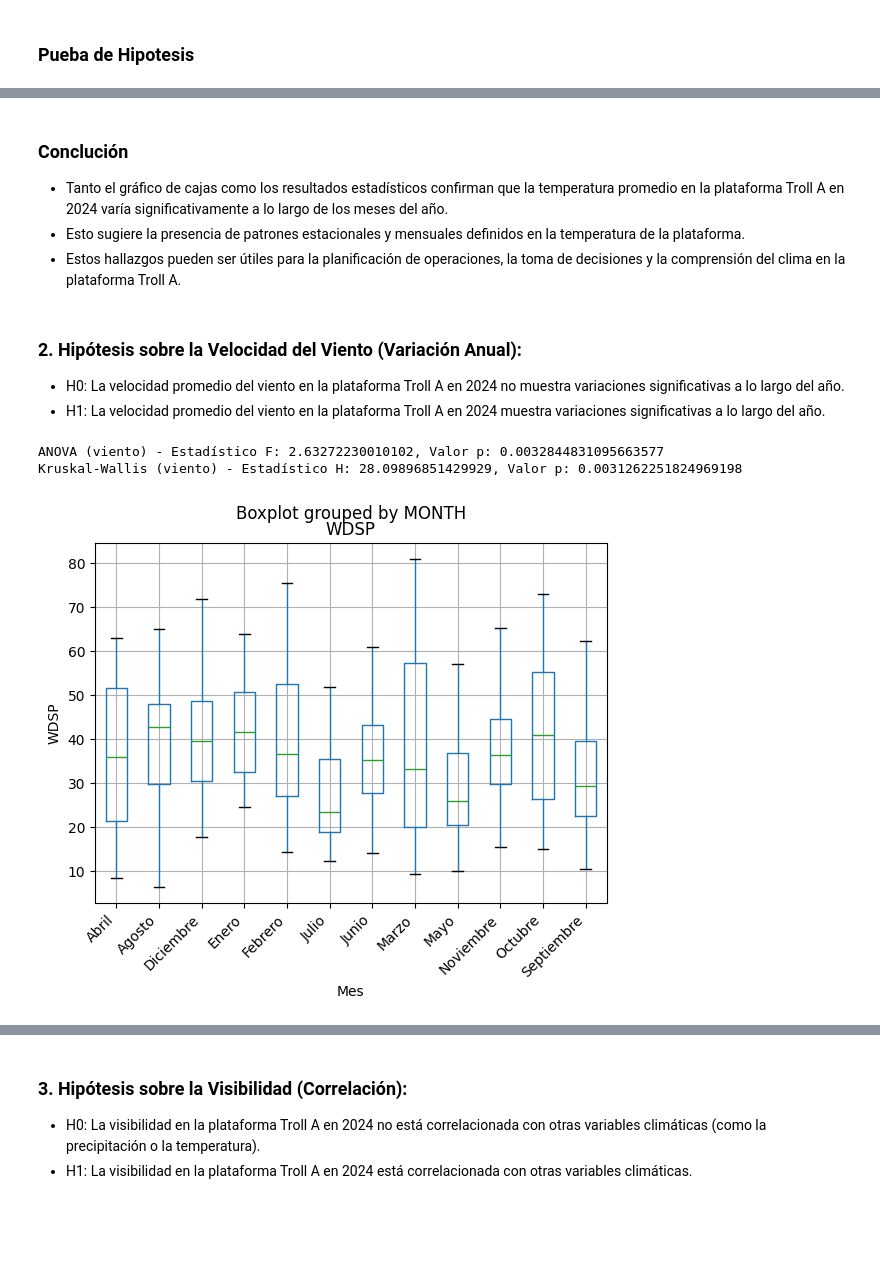
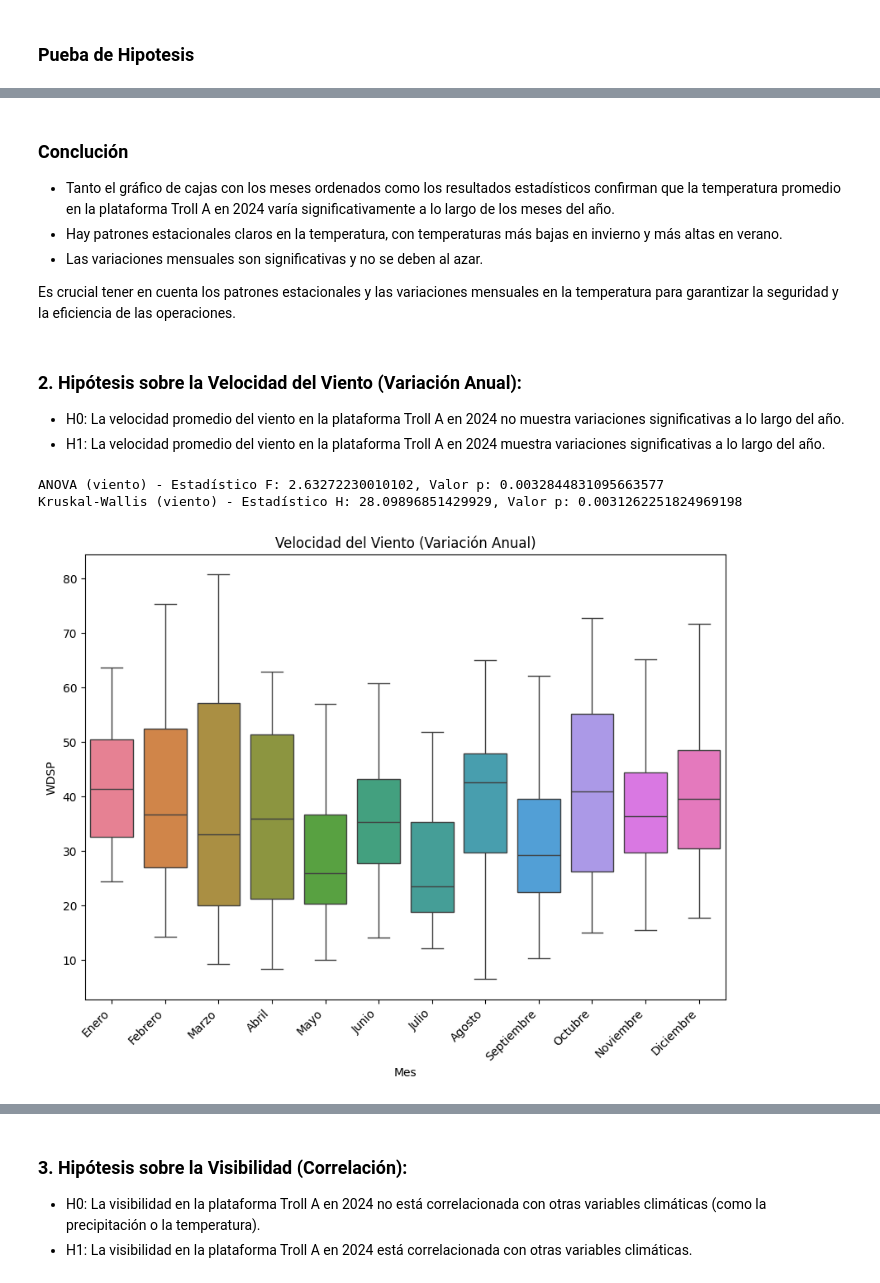
Before and after one commit to SaitoM17/analisis_del_clima_mundial_NOAA, a Jupyter notebook: notebooks/4_Estadistica_probabilidad.ipynb, the cells around one changed output, grey strips where cells are left out. Cells and saved outputs as stored; diff of their text form; code cells hidden in the pictures; blank space fills up the shorter version.

```diff
--- a/notebooks/4_Estadistica_probabilidad.ipynb
+++ b/notebooks/4_Estadistica_probabilidad.ipynb
@@ -180,8 +209,10 @@ Kruskal-Wallis - Estadístico H: 225.9972846510991, Valor p: 2.902498186392948e-
 # %% [markdown]
 ### **Conclución**
-- Tanto el gráfico de cajas como los resultados estadísticos confirman que la temperatura promedio en la plataforma Troll A en 2024 varía significativamente a lo largo de los meses del año.
-- Esto sugiere la presencia de patrones estacionales y mensuales definidos en la temperatura de la plataforma.
-- Estos hallazgos pueden ser útiles para la planificación de operaciones, la toma de decisiones y la comprensión del clima en la plataforma Troll A.
+- Tanto el gráfico de cajas con los meses ordenados como los resultados estadísticos confirman que la temperatura promedio en la plataforma Troll A en 2024 varía significativamente a lo largo de los meses del año.
+- Hay patrones estacionales claros en la temperatura, con temperaturas más bajas en invierno y más altas en verano.
+- Las variaciones mensuales son significativas y no se deben al azar.
+
+Es crucial tener en cuenta los patrones estacionales y las variaciones mensuales en la temperatura para garantizar la seguridad y la eficiencia de las operaciones.
 # %% [markdown]
 ### **2. Hipótesis sobre la Velocidad del Viento (Variación Anual):**
 * H0: La velocidad promedio del viento en la plataforma Troll A en 2024 no muestra variaciones significativas a lo largo del año.
@@ -189,24 +220,26 @@ Kruskal-Wallis - Estadístico H: 225.9972846510991, Valor p: 2.902498186392948e-
 # %%
 # Agrupa por mes y calcula la velocidad promedio del viento
 viento_por_mes = [df_troll_2024_sin_outliers['WDSP'][df_troll_2024_sin_outliers['MONTH'] == mes] for mes in df_troll_2024_sin_outliers['MONTH'].unique()]
 
 # Realiza la prueba ANOVA
 f_stat_viento, p_valor_viento = stats.f_oneway(*viento_por_mes)
 print(f"ANOVA (viento) - Estadístico F: {f_stat_viento}, Valor p: {p_valor_viento}")
 
 # Si los datos no son normales, usa Kruskal-Wallis
 h_stat_viento, p_valor_kruskal_viento = stats.kruskal(*viento_por_mes)
 print(f"Kruskal-Wallis (viento) - Estadístico H: {h_stat_viento}, Valor p: {p_valor_kruskal_viento}")
 
 # Visualización
-df_troll_2024_sin_outliers.boxplot(column='WDSP', by='MONTH')
+plt.figure(figsize=(10,7))
+sns.boxplot(x='MONTH', y='WDSP', data=df_troll_2024_sin_outliers, hue='MONTH')
 plt.xticks(rotation=45, ha='right')
+plt.title('Velocidad del Viento (Variación Anual)')
 plt.xlabel('Mes')
 plt.ylabel('WDSP')
 plt.show()
 # %% [output]
 ANOVA (viento) - Estadístico F: 2.63272230010102, Valor p: 0.0032844831095663577
 Kruskal-Wallis (viento) - Estadístico H: 28.09896851429929, Valor p: 0.0031262251824969198
-[figure, old version]
+[figure, new version]
 # %% [markdown]
 ### **Conclución**
```
Also changed, not shown: parts of 11 cells of this notebook, 2 other files.
